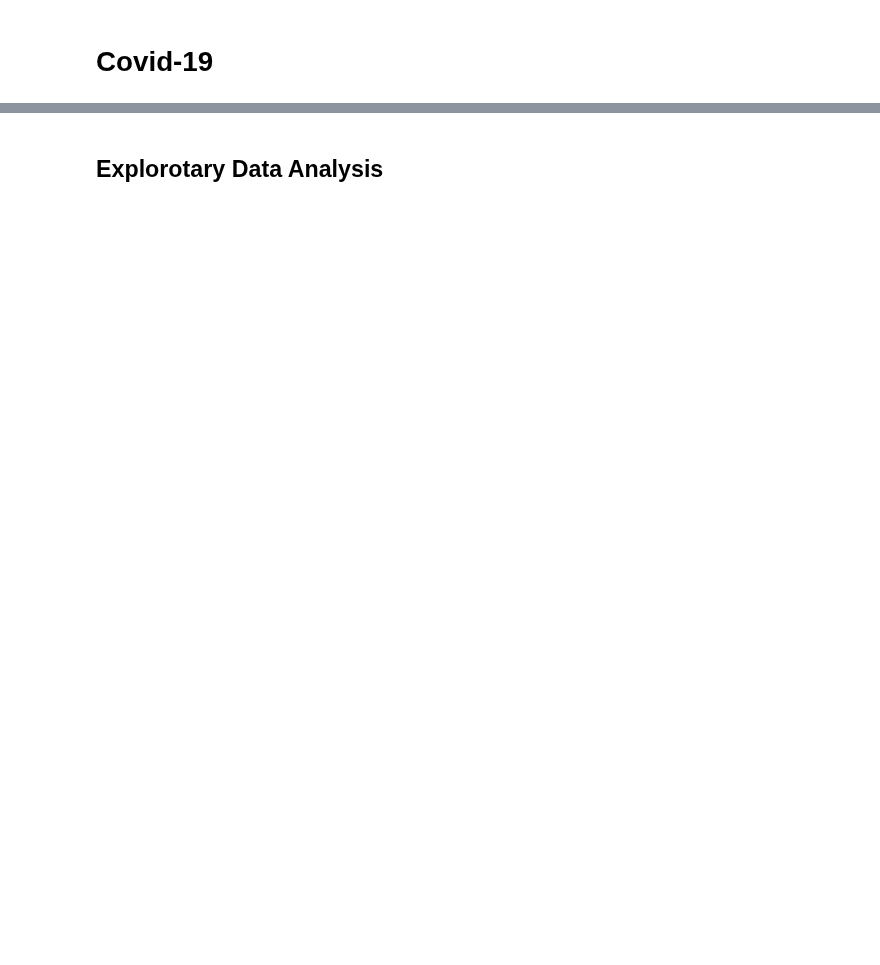
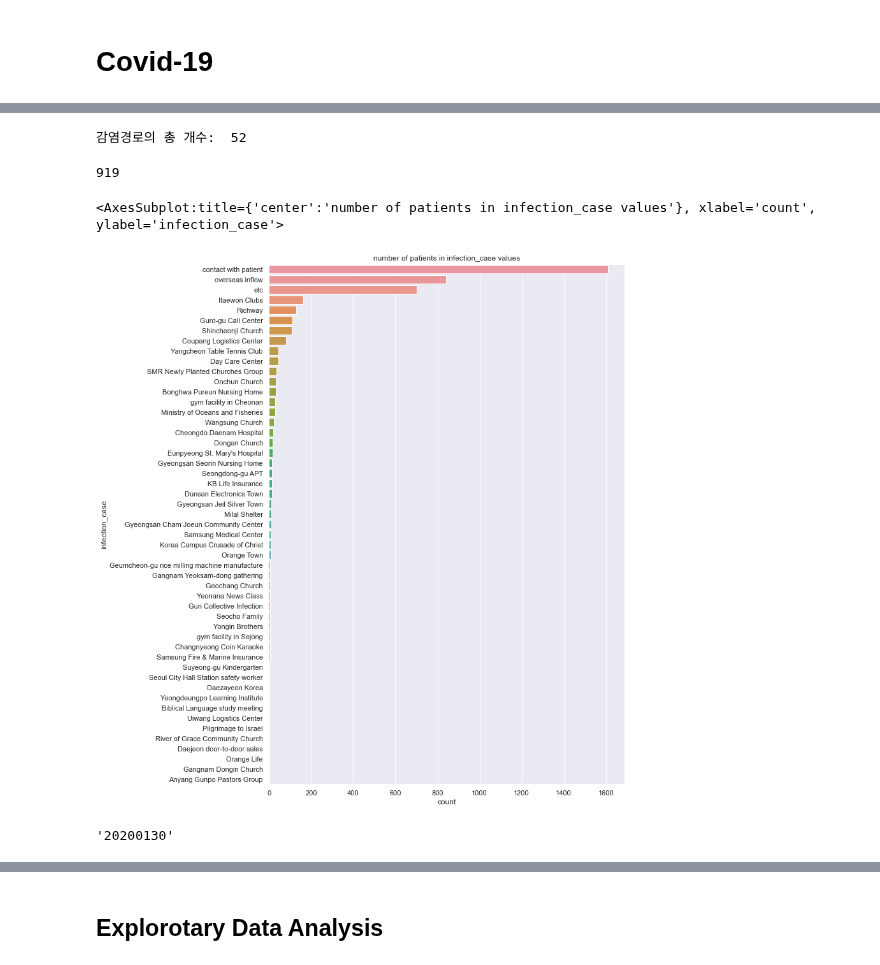
Before and after one commit to zzozzo/Datathon, a Jupyter notebook: DS_covid19.ipynb, the cells around one changed output, grey strips where cells are left out. Saved outputs shown, nothing was run; the diff lists cells and outputs as text; code cells hidden in the pictures; blank space fills up the shorter version.

```diff
--- a/DS_covid19.ipynb
+++ b/DS_covid19.ipynb
@@ -488,0 +30,16 @@ print(latest)
+# %%
+# 모든 데이터를 로드한다.
+
+C_df = pd.read_csv("./data/covid19/Case.csv")
+PI_df = pd.read_csv("./data/covid19/PatientInfo.csv")
+Pol_df = pd.read_csv("./data/covid19/Policy.csv")
+R_df = pd.read_csv("./data/covid19/Region.csv")
+ST_df = pd.read_csv("./data/covid19/SearchTrend.csv")
+SF_df = pd.read_csv("./data/covid19/SeoulFloating.csv")
+T_df = pd.read_csv("./data/covid19/Time.csv")
+TA_df = pd.read_csv("./data/covid19/TimeAge.csv")
+TG_df = pd.read_csv("./data/covid19/TimeGender.csv")
+TP_df = pd.read_csv("./data/covid19/TimeProvince.csv")
+W_df = pd.read_csv("./data/covid19/Weather.csv")
+
+print('Data Load completed ^_____^')
@@ -488,0 +238,36 @@ print(latest)
+# %%
+# 감염경로의 총 개수는 52개로 분류된다.
+
+print('감염경로의 총 개수: ',len(PI_df['infection_case'].unique()))
+# %% [output]
+감염경로의 총 개수:  52
+# %%
+# 감염경로의 결측치 확인, 919개의 결측치가 확인된다.
+# 해당 결측치는 감염 경로를 알 수 없는 것으로 파악해야 한다.
+
+PI_df['infection_case'].isnull().sum()
+# %% [output]
+919
+# %%
+# 감염경로 시각화
+
+g = PI_df.groupby(['infection_case'])['patient_id'].count()
+g = g.reset_index()
+g.rename(columns = {'patient_id':'count'}, inplace = True)
+g = g.sort_values('count', ascending = False)
+
+plt.figure(figsize = (10,15))
+plt.title('number of patients in infection_case values')
+sns.barplot(y = 'infection_case', x= 'count', data = g)
+#display()
+# %% [output]
+<AxesSubplot:title={'center':'number of patients in infection_case values'}, xlabel='count', ylabel='infection_case'>
+[figure, added]
+# %%
+
+from datetime import date
+
+
+PI_df["confirmed_date"][i].strftime('%Y%m%d')
+# %% [output]
+'20200130'
```
Also changed, not shown: parts of 91 cells of this notebook.
